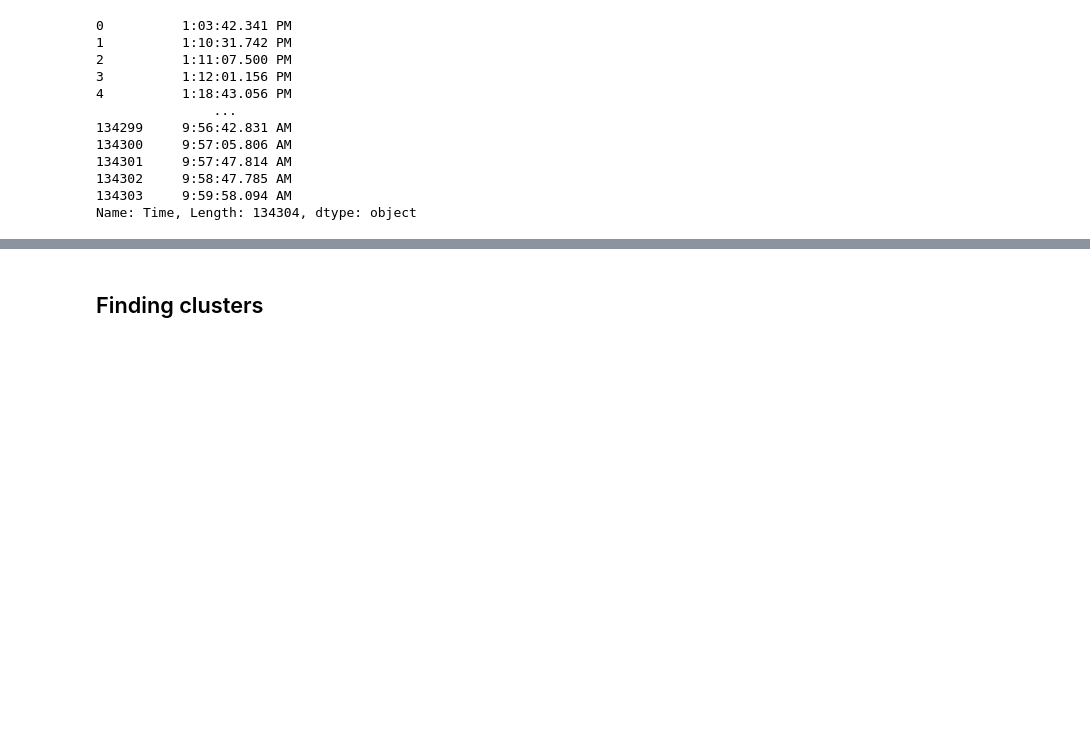
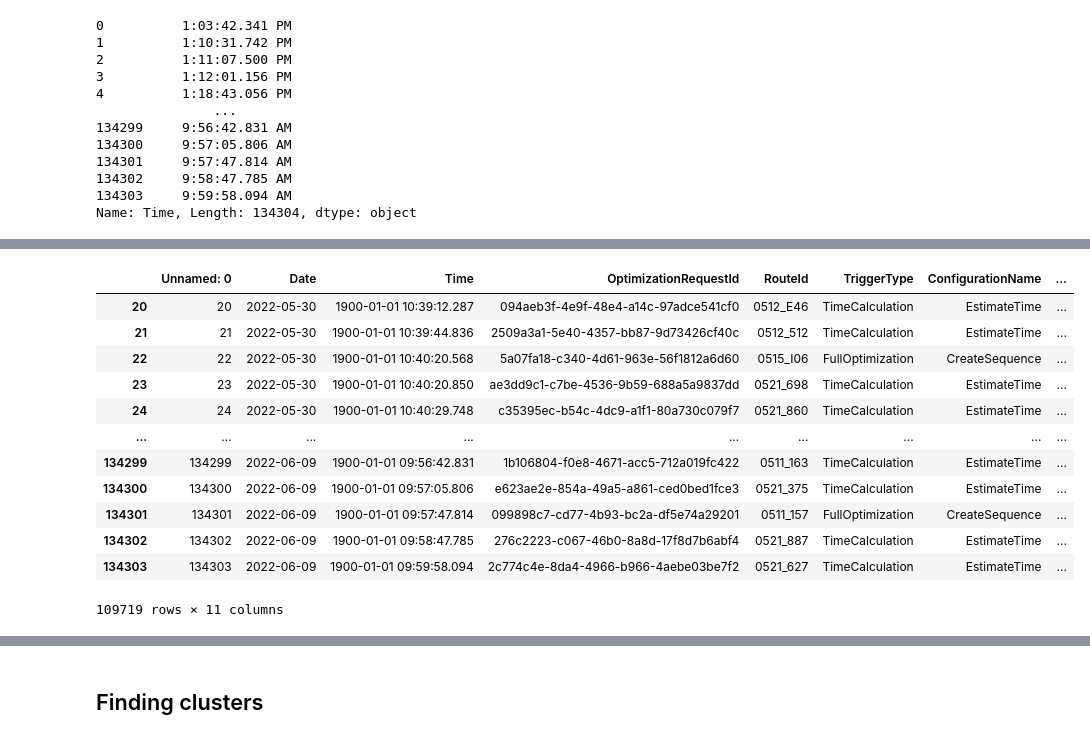
Before and after one commit to Frederic-P/learning-driver-preferences, a Jupyter notebook: notebooks/2 - EDA.ipynb, the cells around one changed output, grey strips where cells are left out. Cells and saved outputs as stored; diff of their text form; code cells hidden in the pictures; blank space fills up the shorter version.

```diff
--- a/notebooks/2 - EDA.ipynb
+++ b/notebooks/2 - EDA.ipynb
@@ -75,0 +130,16 @@ server_df = server_df[~server_df['Time'].str.contains('PM')]
+# %%
+server_df
+# %% [output]
+|  | Unnamed: 0 | Date | Time | OptimizationRequestId | RouteId | TriggerType | ConfigurationName | ... |
+| 20 | 20 | 2022-05-30 | 1900-01-01 10:39:12.287 | 094aeb3f-4e9f-48e4-a14c-97adce541cf0 | 0512_E46 | TimeCalculation | EstimateTime | ... |
+| 21 | 21 | 2022-05-30 | 1900-01-01 10:39:44.836 | 2509a3a1-5e40-4357-bb87-9d73426cf40c | 0512_512 | TimeCalculation | EstimateTime | ... |
+| 22 | 22 | 2022-05-30 | 1900-01-01 10:40:20.568 | 5a07fa18-c340-4d61-963e-56f1812a6d60 | 0515_I06 | FullOptimization | CreateSequence | ... |
+| 23 | 23 | 2022-05-30 | 1900-01-01 10:40:20.850 | ae3dd9c1-c7be-4536-9b59-688a5a9837dd | 0521_698 | TimeCalculation | EstimateTime | ... |
+| 24 | 24 | 2022-05-30 | 1900-01-01 10:40:29.748 | c35395ec-b54c-4dc9-a1f1-80a730c079f7 | 0521_860 | TimeCalculation | EstimateTime | ... |
+| ... | ... | ... | ... | ... | ... | ... | ... | ... |
+| 134299 | 134299 | 2022-06-09 | 1900-01-01 09:56:42.831 | 1b106804-f0e8-4671-acc5-712a019fc422 | 0511_163 | TimeCalculation | EstimateTime | ... |
+| 134300 | 134300 | 2022-06-09 | 1900-01-01 09:57:05.806 | e623ae2e-854a-49a5-a861-ced0bed1fce3 | 0521_375 | TimeCalculation | EstimateTime | ... |
+| 134301 | 134301 | 2022-06-09 | 1900-01-01 09:57:47.814 | 099898c7-cd77-4b93-bc2a-df5e74a29201 | 0511_157 | FullOptimization | CreateSequence | ... |
+| 134302 | 134302 | 2022-06-09 | 1900-01-01 09:58:47.785 | 276c2223-c067-46b0-8a8d-17f8d7b6abf4 | 0521_887 | TimeCalculation | EstimateTime | ... |
+| 134303 | 134303 | 2022-06-09 | 1900-01-01 09:59:58.094 | 2c774c4e-8da4-4966-b966-4aebe03be7f2 | 0521_627 | TimeCalculation | EstimateTime | ... |
+109719 rows × 11 columns
```
Also changed, not shown: parts of 14 cells of this notebook.
